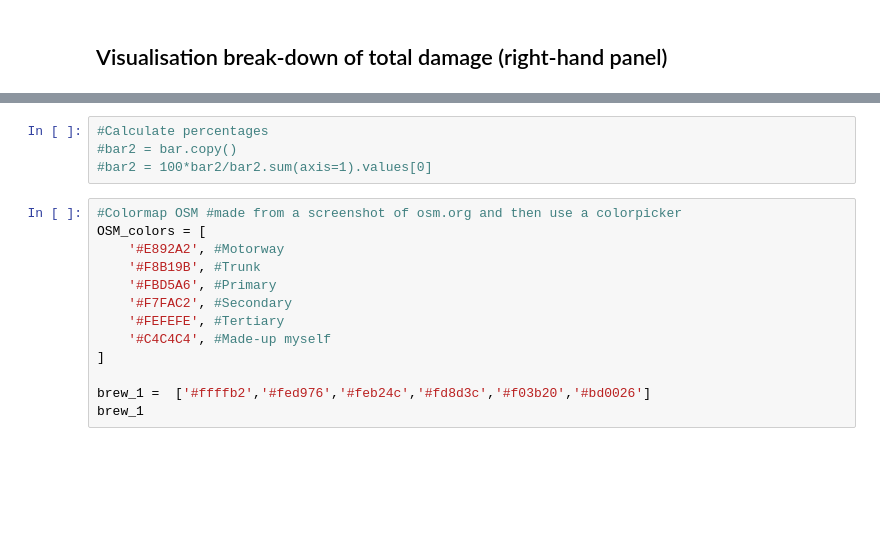
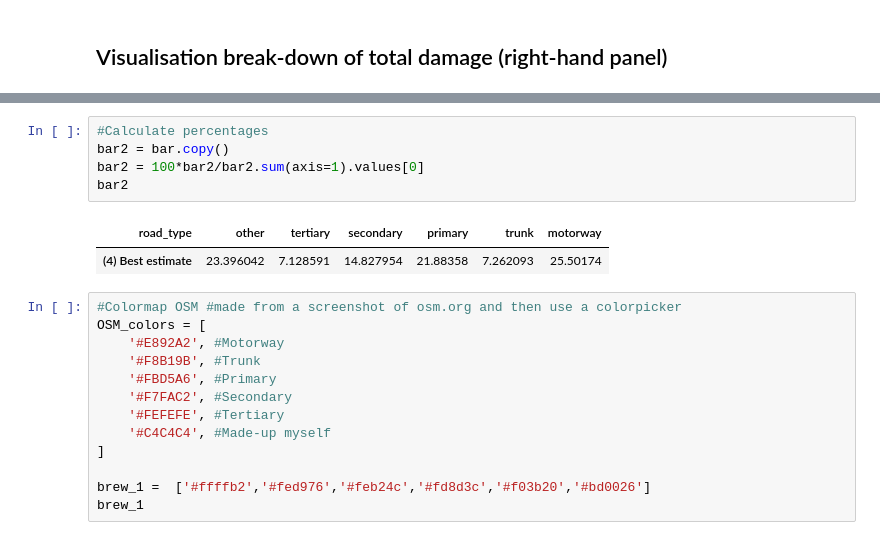
Before and after one commit to keesvanginkel/OSdaMage, a Jupyter notebook: result_visualisations/Fig_5.ipynb, the cells around one changed output, grey strips where cells are left out. Cells and saved outputs as stored; diff of their text form; blank space fills up the shorter version.

```diff
--- a/result_visualisations/Fig_5.ipynb
+++ b/result_visualisations/Fig_5.ipynb
@@ -404,7 +225,11 @@ bar
 # %%
 #Calculate percentages
-#bar2 = bar.copy()
-#bar2 = 100*bar2/bar2.sum(axis=1).values[0]
+bar2 = bar.copy()
+bar2 = 100*bar2/bar2.sum(axis=1).values[0]
+bar2
+# %% [output]
+| road_type | other | tertiary | secondary | primary | trunk | motorway |
+| (4) Best estimate | 23.396042 | 7.128591 | 14.827954 | 21.88358 | 7.262093 | 25.50174 |
 # %%
 #Colormap OSM #made from a screenshot of osm.org and then use a colorpicker
 OSM_colors = [
```
Also changed, not shown: parts of 34 cells of this notebook, 5 other files.
